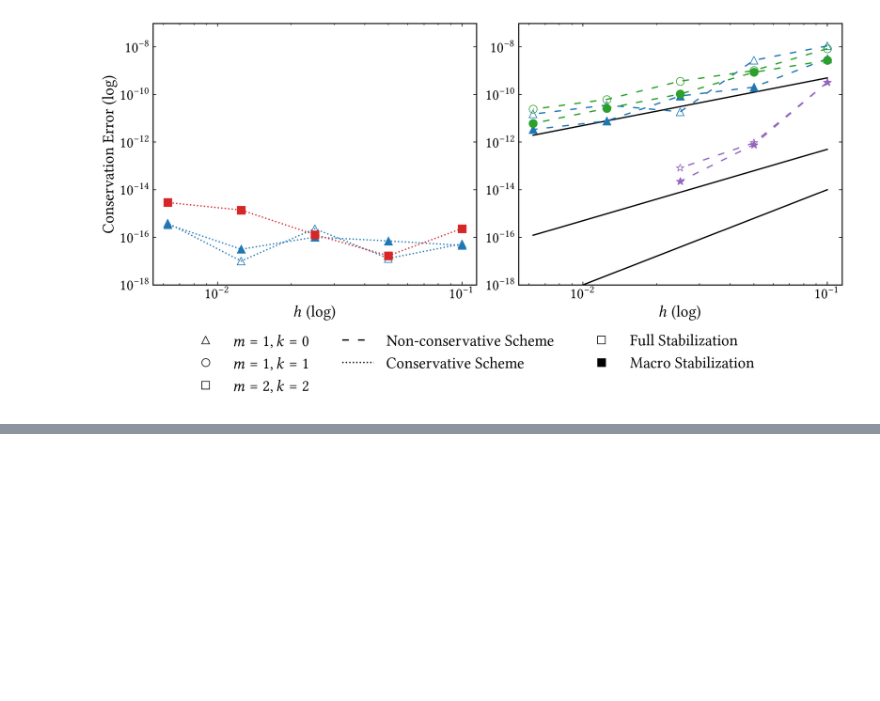
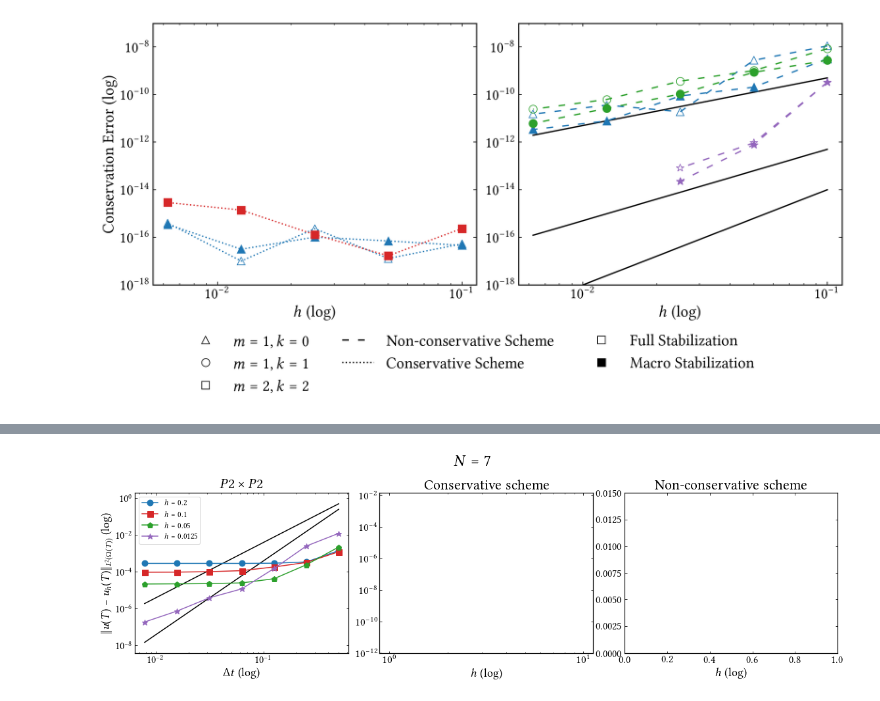
Before and after one commit to CutFEM/CutFEM-Library, a Jupyter notebook: notebook/convection_diffusion/example1.ipynb, the cells around one changed output, grey strips where cells are left out. Cells and saved outputs as stored; diff of their text form; code cells hidden in the pictures; blank space fills up the shorter version.

```diff
--- a/notebook/convection_diffusion/example1.ipynb
+++ b/notebook/convection_diffusion/example1.ipynb
@@ -748,0 +999,98 @@ plt.show()
+# %%
+# N = 7
+
+# P2Poly x P2
+
+# h = 0.2
+error_P2P2_h02 = [0.001418707434259644, 0.0003471023092307058, 0.000297469874704942, 0.0002891248922070214, 0.0002897361623765272, 0.0002898063589633155, 0.0002899179312374697]
+
+# h = 0.1
+error_P2P2_h01 = [0.001231740050936889, 0.0003257677967924826, 0.0001850763149266652, 0.0001167633458525676, 0.0001028516604341269, 9.732936310539482e-05, 9.617999036963214e-05]
+
+# h = 0.05
+error_P2P2_h005 = [0.002229247383151428, 0.0002435143201681065, 4.243705696648531e-05, 2.52260955924104e-05, 2.320054867164795e-05, 2.253714987888021e-05, 2.202177530443634e-05]
+
+
+
+
+
+# h = 0.0125
+error_P2P2_h00125 = [0.01241241322288612, 0.002531183001597701, 0.0001515435759144305, 1.189662906834212e-05, 3.902084002464261e-06, 7.432654283750878e-07, 1.905480873655705e-07]
+
+dt = [0.5, 0.25, 0.125, 0.0625, 0.03125, 0.015625, 0.0078125]
+#h = [0.1, 0.05, 0.025, 0.0125, 0.00625]
+
+
+fig, (ax1, ax2, ax3) = plt.subplots(1, 3, figsize=(16, 5))
+
+ax1.loglog(dt, 4.*np.power(dt, 3), linestyle="-", color="black")
+ax1.loglog(dt, 4*np.power(dt, 4), linestyle="-", color="black")
+
+ax1.loglog(dt, error_P2P2_h02, label= r"$h=0.2$", marker='o', markersize=9, linestyle="-", color="C0")
+ax1.loglog(dt, error_P2P2_h01, label= r"$h=0.1$", marker='s', markersize=9, linestyle="-", color="C3")
+ax1.loglog(dt, error_P2P2_h005, label= r"$h=0.05$", marker='p', markersize=9, linestyle="-", color="C2")
+ax1.loglog(dt, error_P2P2_h00125, label= r"$h=0.0125$", marker='*', markersize=9, linestyle="-", color="C4")
+
+#ax1.grid()
+
+ax1.set_ylim(4e-9, 2)
+ax1.set_yticks([1e-8, 1e-6, 1e-4, 1e-2, 1e0])
+ax1.set_xlabel(r"$\Delta t$ (log)")
+ax1.tick_params(axis='both', which='major')
+ax1.set_ylabel(r"$\|u(T)-u_h(T)\|_{L^2(\Omega(T))}$ (log)")
+ax1.set_title(r"$P2 \times P2$")
+ax1.legend()
+
+# ax2.loglog(h[2:], 0.5e-1*np.power(h[2:], 1), linestyle="-", color="C0")
+# ax2.loglog(h[2:], 0.2e-0*np.power(h[2:], 2), linestyle="-", color="C2")
+# ax2.loglog(h[2:], 0.2e-0*np.power(h[2:], 3), linestyle="-", color="C3")
+# #ax2.loglog(h, 1.e-8*np.power(h, 4), linestyle="-", color="black")
+
+# ax2.loglog(h, error_P0P1_conservative_fullstab, marker='^', markersize=9, linestyle=":", markeredgewidth=0.8, markerfacecolor="None", color="C0")
+# ax2.loglog(h, error_P1P1_conservative_fullstab, marker='o', markersize=9, linestyle=":", markeredgewidth=0.8, markerfacecolor="None", color="C2")
+# ax2.loglog(h, error_P2P2_conservative_fullstab, marker='s', markersize=9, linestyle=":", markeredgewidth=0.8, markerfacecolor="None", color="C3")
+# ax2.loglog(h, error_P3P3_conservative_fullstab, marker='p', markersize=9, linestyle=":", markeredgewidth=0.8, markerfacecolor="None", color="C4")
+
+#ax1.grid()
+ax2.loglog([],[], label=r"$\mathcal{O}(h^{2})$", linestyle="-", color="black")
+ax2.loglog([],[], linestyle="None", label=" ")
+ax2.loglog([],[], linestyle="None", label=" ")
+ax2.loglog([],[], linestyle="None",  marker='^', markersize=9, markeredgewidth=0.8, markerfacecolor="None", color="C0", label=r"$m=1, k=0$")
+ax2.loglog([],[], linestyle="None",  marker='o', markersize=9, markeredgewidth=0.8, markerfacecolor="None", color="C2", label=r"$m=1, k=1$")
+ax2.loglog([],[], linestyle="None", label=" ")
+ax2.loglog([],[], linestyle="None",  marker='s', markersize=9, markeredgewidth=0.8, markerfacecolor="None", color="C3", label=r"$m=2, k=2$")
+ax2.loglog([],[], linestyle="None",  marker='*', markersize=9, markeredgewidth=0.8, markerfacecolor="None", color="C4", label=r"$m=3, k=3$")
+ax2.loglog([],[], linestyle="None", label=" ")
+
+ax2.loglog([],[], linestyle=(0, (5,7)), color="black",label=r"Non-conservative Scheme")
+ax2.loglog([],[], linestyle=":", color="black", label=r"Conservative Scheme")
+# ax2.loglog([],[], linestyle="None",  marker='s', markersize=9, markeredgewidth=0.8, markerfacecolor="None", color="black", label=r"Full Stabilization")
+# ax2.loglog([],[], linestyle="None",  marker='s', markersize=9, color="black", label=r"Macro Stabilization")
+
+ax2.set_xlabel(r"$h$ (log)", fontsize=18)
+ax2.tick_params(axis='both', which='major', labelsize=17)
+ax2.set_ylim(1e-12, 1.5e-2)
+ax2.set_title(r"Conservative scheme")
+
+# ax3.loglog(h[2:], 0.5e-1*np.power(h[2:], 1), linestyle="-", color="C0")
+# ax3.loglog(h[2:], 0.2e-0*np.power(h[2:], 2), linestyle="-", color="C2")
+# ax3.loglog(h[2:], 0.2e-0*np.power(h[2:], 3), linestyle="-", color="C3")
+# ax3.loglog(h[2:], 0.2e-1*np.power(h[2:], 4), linestyle="-", color="C4")
+
+# ax3.loglog(h, error_P0P1_classical_fullstab, marker='^', markersize=9, linestyle=(0, (5,7)), markeredgewidth=0.8, markerfacecolor="None", color="C0")
+# ax3.loglog(h, error_P1P1_classical_fullstab, marker='o', markersize=9, linestyle=(0, (5,7)), markeredgewidth=0.8, markerfacecolor="None", color="C2")
+# ax3.loglog(h, error_P2P2_classical_fullstab, marker='s', markersize=9, linestyle=(0, (5,7)), markeredgewidth=0.8, markerfacecolor="None", color="C3")
+# ax3.loglog(h, error_P3P3_classical_fullstab, marker='p', markersize=9, linestyle=(0, (5,7)), markeredgewidth=0.8, markerfacecolor="None", color="C4")
+
+ax3.set_ylim(1e-12, 1.5e-2)
+ax3.set_xlabel(r"$h$ (log)", fontsize=18)
+ax3.set_title(r"Non-conservative scheme")
+
+#handles, labels = [(a + b) for a, b in zip(ax1.get_legend_handles_labels(), ax2.get_legend_handles_labels())]
+#fig.legend(handles, labels, loc='lower center', ncols=4, bbox_to_anchor=(0.5, -0.25), fontsize=18, frameon=False)
+fig.suptitle(r"$N=7$", fontsize=24)
+#ax2.grid()
+plt.tight_layout()
+plt.show()
+# %% [output]
+[figure, added]
```
Also changed, not shown: parts of 8 cells of this notebook, 5 other files.
